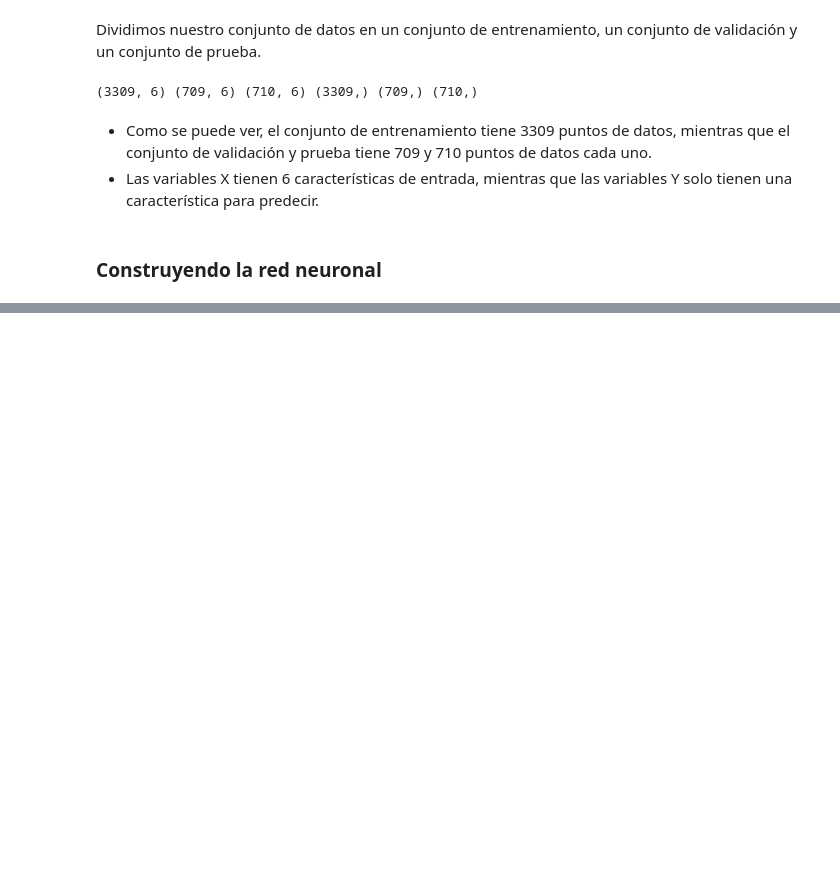
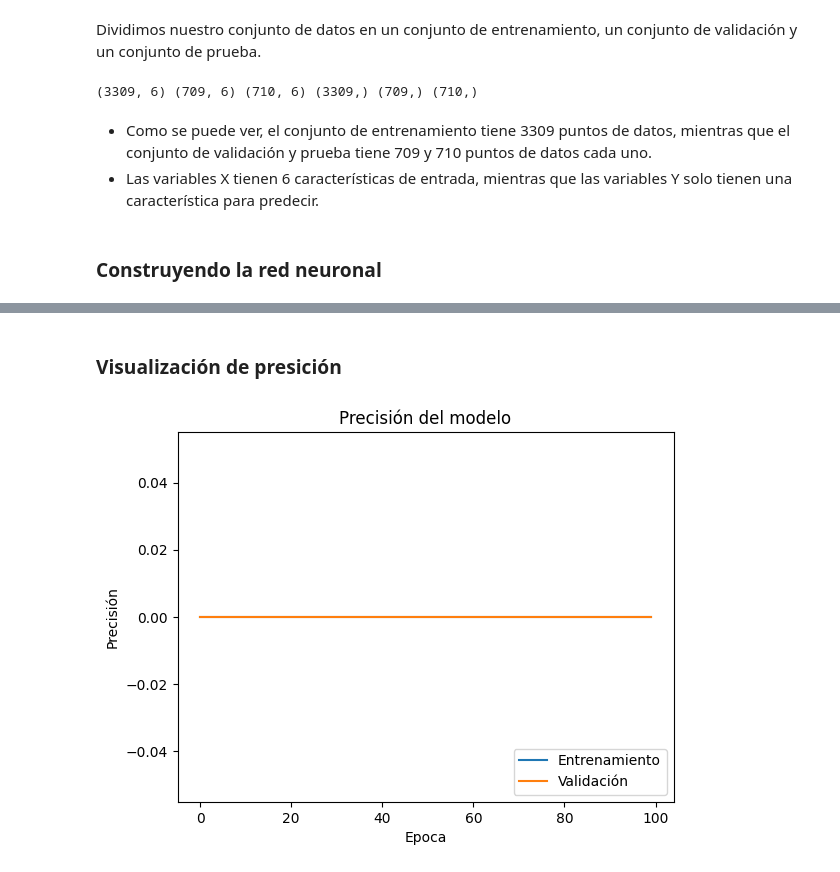
Before and after one commit to jleon253/house-rental-prediction, a Jupyter notebook: house_prediction_WKMC_ANN.ipynb, the cells around one changed output, grey strips where cells are left out. Drawn from its saved outputs; the diff is of its cells as text; code cells hidden in the pictures; blank space fills up the shorter version.

```diff
--- a/house_prediction_WKMC_ANN.ipynb
+++ b/house_prediction_WKMC_ANN.ipynb
@@ -482,0 +570,14 @@ print(X_train.shape, X_val.shape, X_test.shape, Y_train.shape, Y_val.shape, Y_te
+# %% [markdown]
+### Visualización de presición
+# %%
+# Grafico de presición
+
+plt.plot(hist.history['accuracy'])
+plt.plot(hist.history['val_accuracy'])
+plt.title('Precisión del modelo')
+plt.ylabel('Precisión')
+plt.xlabel('Epoca')
+plt.legend(['Entrenamiento', 'Validación'], loc='lower right')
+plt.show()
+# %% [output]
+[figure, added]
```
Also changed, not shown: parts of 12 cells of this notebook.
